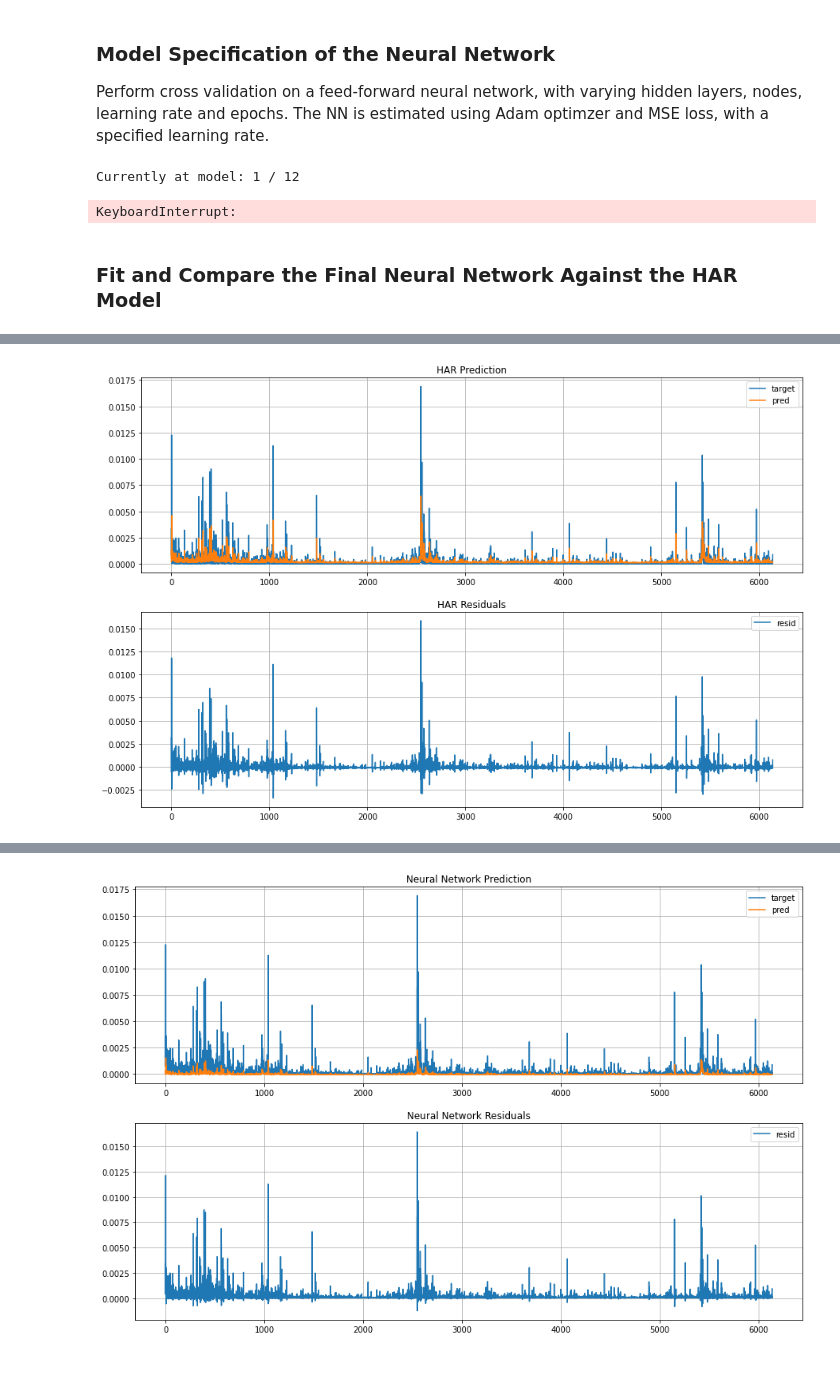
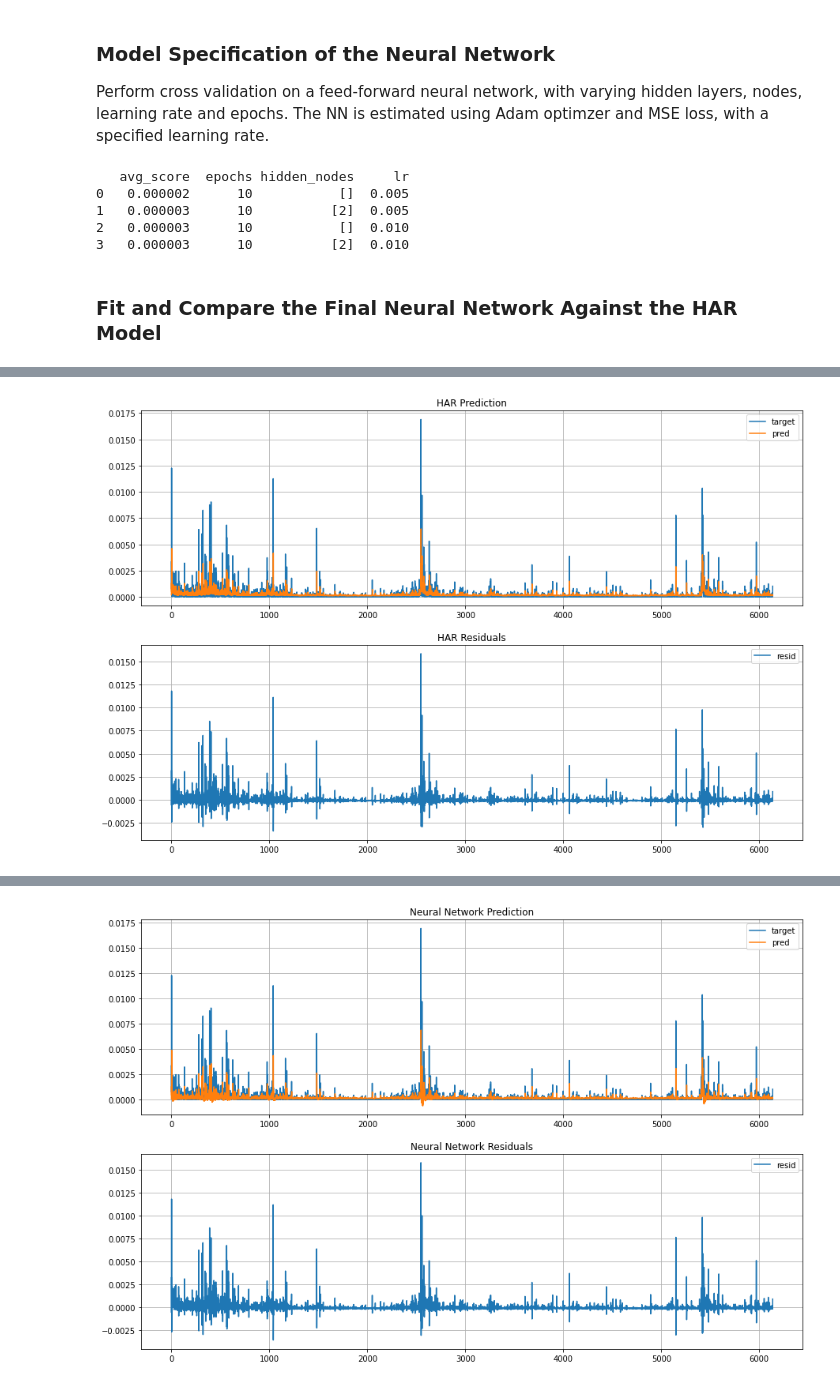
Before and after one commit to CodingNoob234/casestudy-neural-networks, a Jupyter notebook: main.ipynb, the cells around one changed output, grey strips where cells are left out. Saved outputs shown, nothing was run; the diff lists cells and outputs as text; code cells hidden in the pictures.

```diff
--- a/main.ipynb
+++ b/main.ipynb
@@ -97,8 +97,8 @@ The NN is estimated using Adam optimzer and MSE loss, with a specified learning
 model_scores = []
 
 hidden_layers_list = ([], [2])
-lr_list = (5e-3, 1e-2, 5e-2)
-epochs_list = (5, 10)
+lr_list = (5e-3, 1e-2)
+epochs_list = (10,)
 total_model_options = len(hidden_layers_list) * len(lr_list) * len(epochs_list)
 
 # for all possible models, perform kfold cross validation
@@ -133,8 +133,11 @@ print(df_scores.head(10))
 epochs, hidden_layers, lr = df_scores.values[0][1:]
 epochs = int(epochs)
 # %% [output]
-Currently at model: 1 / 12
+   avg_score  epochs hidden_nodes     lr
+0   0.000002      10           []  0.005
+1   0.000003      10          [2]  0.005
+2   0.000003      10           []  0.010
+3   0.000003      10          [2]  0.010
-KeyboardInterrupt:
 # %% [markdown]
 ### Fit and Compare the Final Neural Network Against the HAR Model
 # %%
@@ -150,9 +153,9 @@ try:
 except:
     print("No params from cross validation, using own params instead")
     print("Or specifically specified to use own params")
-    epochs = 5
-    hidden_layers = [2,]
-    lr = .01
+    epochs = 10
+    hidden_layers = []#[2,]
+    lr = .005
 
 
 # the repeat what the features and targets used here are
@@ -194,6 +197,7 @@ if plot:
 #=========================================================================================
 print("Estimating NN model ...")
 data_train, data_test = DataSet(features.copy(), targets.copy()), DataSet(features_validation.copy(), targets_validation.copy())
+
 loss, output = single_fit_and_evaluate_model(
     model = ForwardNeuralNetwork(features.shape[1], targets.shape[1], hidden_layers=hidden_layers),
     data_train = data_train,
@@ -204,6 +208,8 @@ loss, output = single_fit_and_evaluate_model(
     normalize_features = False,
     return_prediction = True
 )
+
+output, data_test.y_t
 
 print(f"NN out-of-sample loss: {loss}")
 print(f"Predicted correlation: {np.corrcoef(targets_validation[:,0], output.detach().numpy()[:,0])[0,1]}")
@@ -233 +239 @@ Predicted correlation: 0.3116604915828267
-[figure, old version]
+[figure, new version]
```
Also changed, not shown: parts of 2 cells of this notebook, 1 other file.
